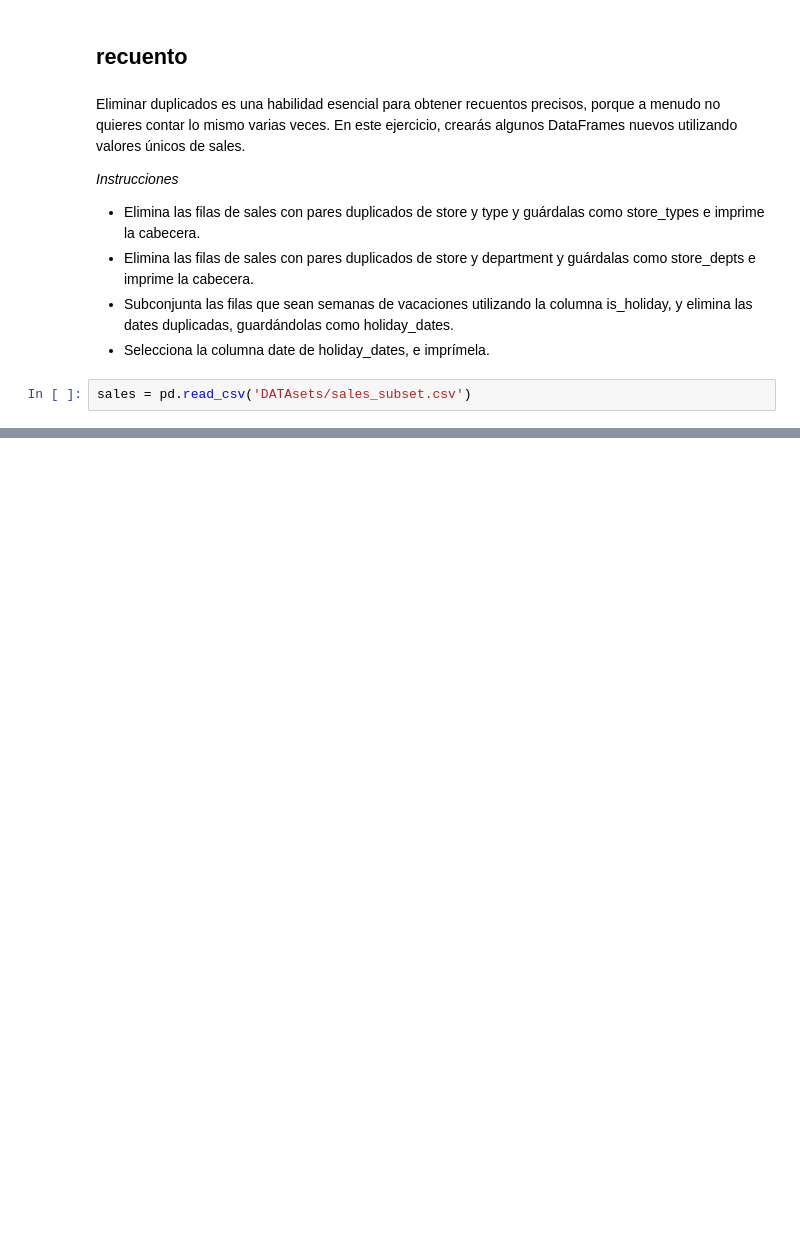
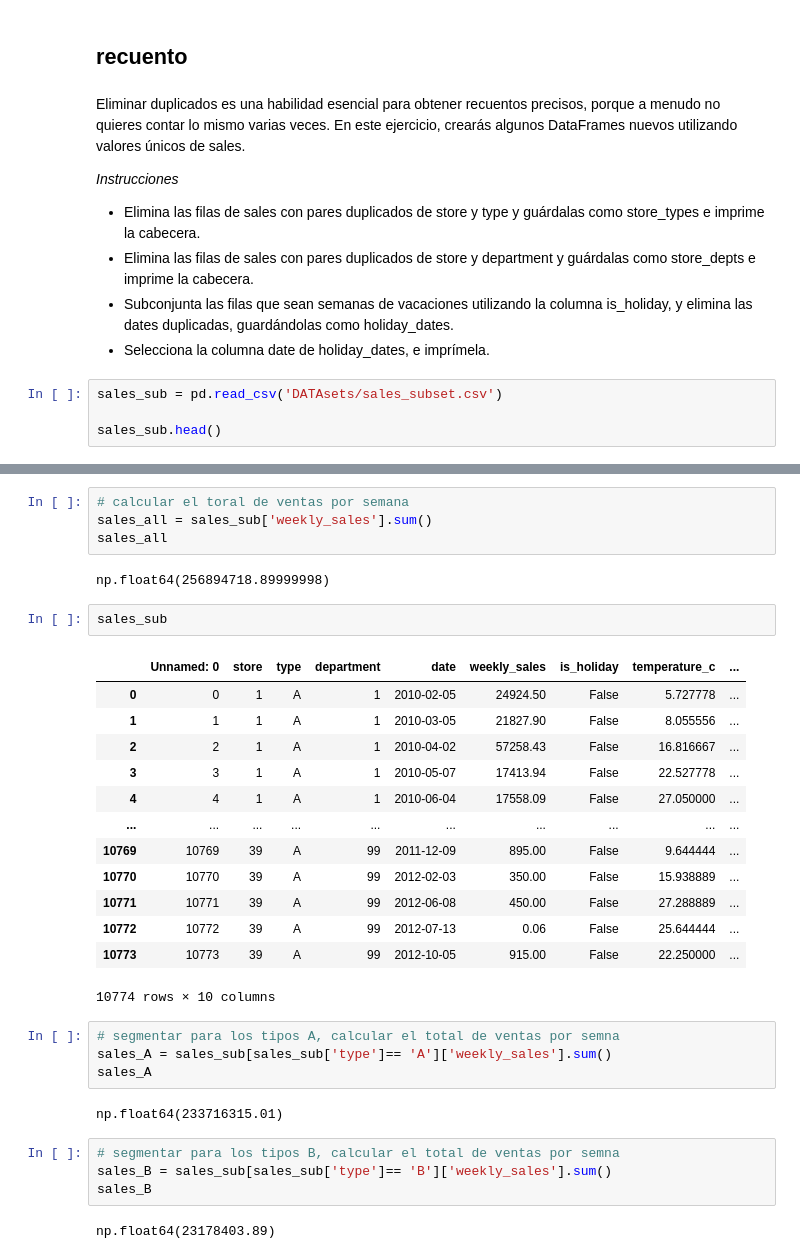
Before and after one commit to NIKO-WAFLLE/ANALITICA_DE_DATOS_PARA_NEGOCIOS_DIGITALES, a Jupyter notebook: 03-Tratamiento-y-exploracion-de-los-datos/02-manipulacion-datos-pandas/PANDAS/06-Aggregating-dataframes.ipynb.ipynb, the cells around one changed output, grey strips where cells are left out. Saved outputs shown, nothing was run; the diff lists cells and outputs as text; blank space fills up the shorter version.

Commit message:
logro: agregacion dataframes

```diff
--- a/03-Tratamiento-y-exploracion-de-los-datos/02-manipulacion-datos-pandas/PANDAS/06-Aggregating-dataframes.ipynb.ipynb
+++ b/03-Tratamiento-y-exploracion-de-los-datos/02-manipulacion-datos-pandas/PANDAS/06-Aggregating-dataframes.ipynb.ipynb
@@ -309,4 +309,6 @@ Eliminar duplicados es una habilidad esencial para obtener recuentos precisos, p
 - Subconjunta las filas que sean semanas de vacaciones utilizando la columna is_holiday, y elimina las dates duplicadas, guardándolas como holiday_dates.
 - Selecciona la columna date de holiday_dates, e imprímela.
 # %%
-sales = pd.read_csv('DATAsets/sales_subset.csv')
+sales_sub = pd.read_csv('DATAsets/sales_subset.csv')
+
+sales_sub.head()
@@ -316,0 +438,34 @@ NameError: name 'sales_subset' is not defined
+# %%
+# calcular el toral de ventas por semana
+sales_all = sales_sub['weekly_sales'].sum()
+sales_all
+# %% [output]
+np.float64(256894718.89999998)
+# %%
+sales_sub
+# %% [output]
+|  | Unnamed: 0 | store | type | department | date | weekly_sales | is_holiday | temperature_c | ... |
+| 0 | 0 | 1 | A | 1 | 2010-02-05 | 24924.50 | False | 5.727778 | ... |
+| 1 | 1 | 1 | A | 1 | 2010-03-05 | 21827.90 | False | 8.055556 | ... |
+| 2 | 2 | 1 | A | 1 | 2010-04-02 | 57258.43 | False | 16.816667 | ... |
+| 3 | 3 | 1 | A | 1 | 2010-05-07 | 17413.94 | False | 22.527778 | ... |
+| 4 | 4 | 1 | A | 1 | 2010-06-04 | 17558.09 | False | 27.050000 | ... |
+| ... | ... | ... | ... | ... | ... | ... | ... | ... | ... |
+| 10769 | 10769 | 39 | A | 99 | 2011-12-09 | 895.00 | False | 9.644444 | ... |
+| 10770 | 10770 | 39 | A | 99 | 2012-02-03 | 350.00 | False | 15.938889 | ... |
+| 10771 | 10771 | 39 | A | 99 | 2012-06-08 | 450.00 | False | 27.288889 | ... |
+| 10772 | 10772 | 39 | A | 99 | 2012-07-13 | 0.06 | False | 25.644444 | ... |
+| 10773 | 10773 | 39 | A | 99 | 2012-10-05 | 915.00 | False | 22.250000 | ... |
+10774 rows × 10 columns
+# %%
+# segmentar para los tipos A, calcular el total de ventas por semna
+sales_A = sales_sub[sales_sub['type']== 'A']['weekly_sales'].sum()
+sales_A
+# %% [output]
+np.float64(233716315.01)
+# %%
+# segmentar para los tipos B, calcular el total de ventas por semna
+sales_B = sales_sub[sales_sub['type']== 'B']['weekly_sales'].sum()
+sales_B
+# %% [output]
+np.float64(23178403.89)
```
Also changed, not shown: parts of 13 cells of this notebook.
